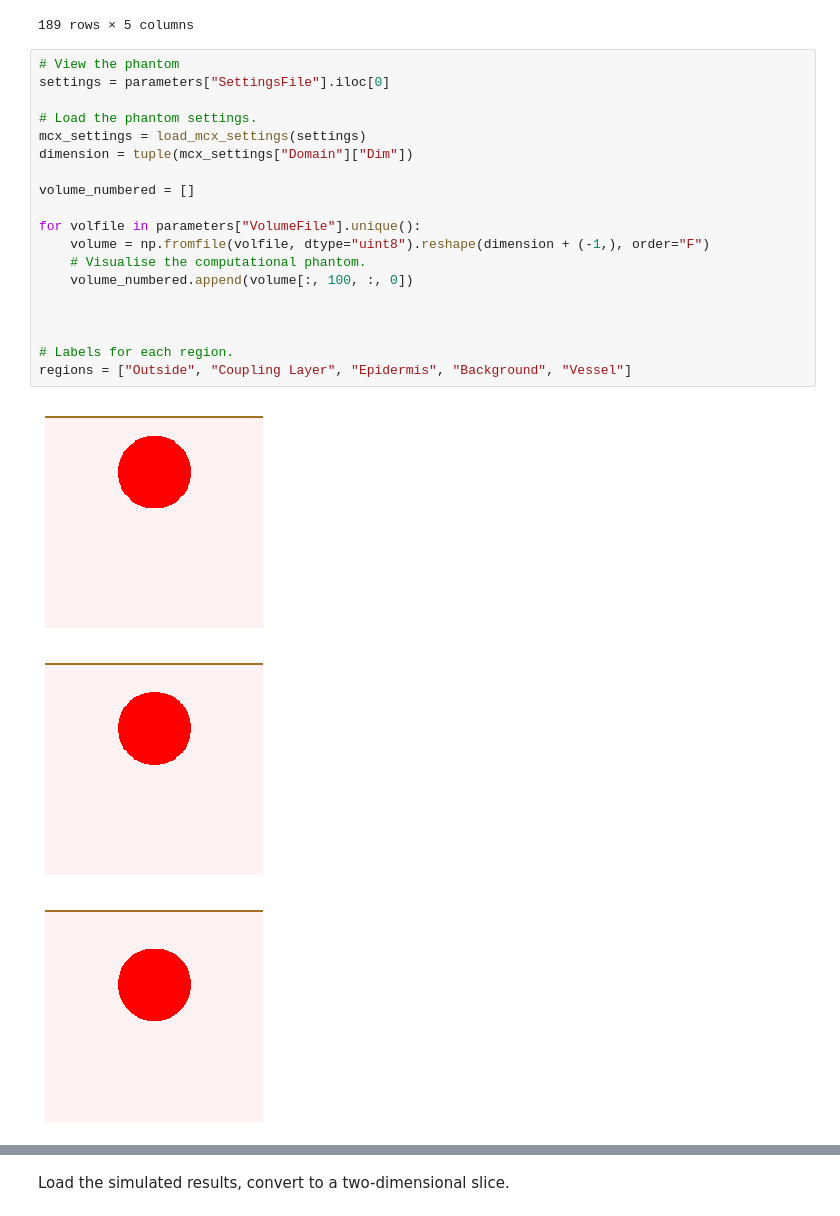
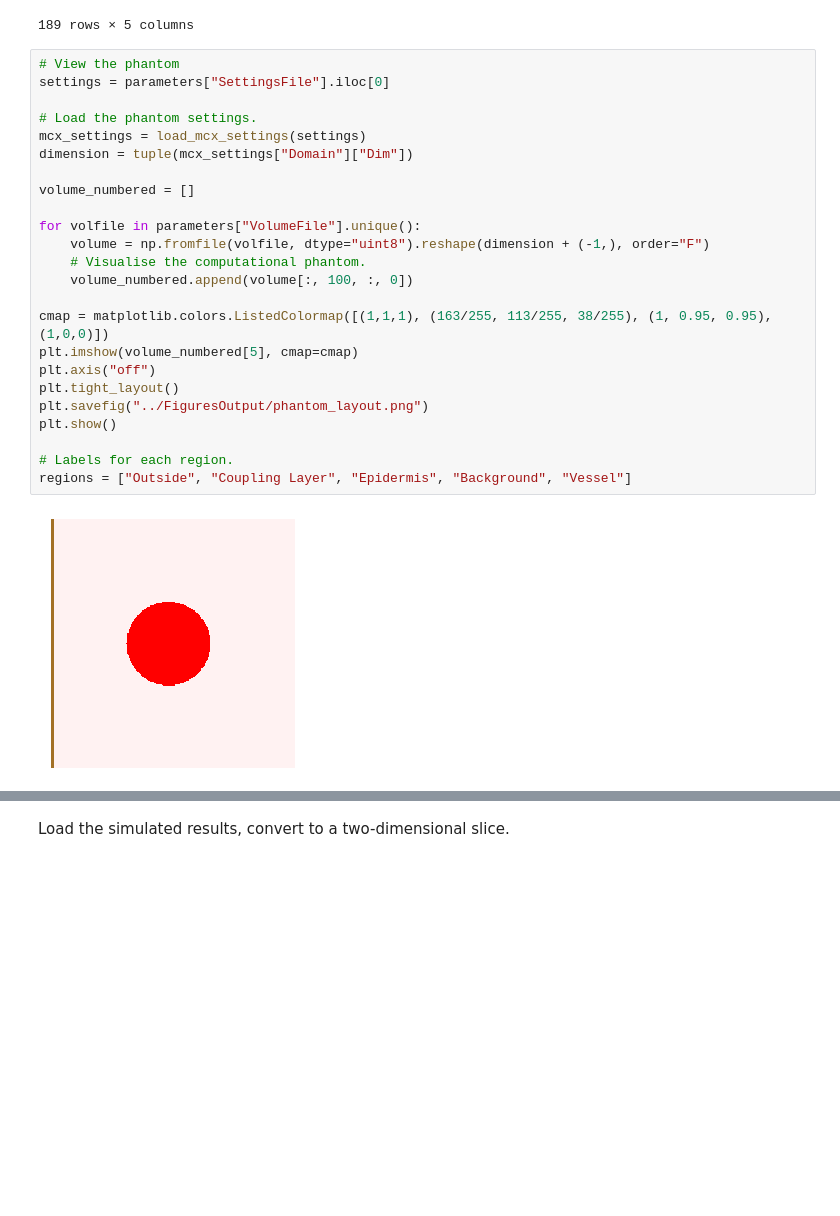
Before and after one commit to tomelse/SkinPhantomSimulations, a Jupyter notebook: Exp3/Vessel Depth Analysis.ipynb, the cells around one changed output, grey strips where cells are left out. Cells and saved outputs as stored; diff of their text form; blank space fills up the shorter version.

Commit message:
figures

```diff
--- a/Exp3/Vessel Depth Analysis.ipynb
+++ b/Exp3/Vessel Depth Analysis.ipynb
@@ -35,23 +35,26 @@ parameters.loc[:, parameters.nunique()>1]
 # %%
 # View the phantom
 settings = parameters["SettingsFile"].iloc[0]
 
 # Load the phantom settings.
 mcx_settings = load_mcx_settings(settings)
 dimension = tuple(mcx_settings["Domain"]["Dim"])
 
 volume_numbered = []
 
 for volfile in parameters["VolumeFile"].unique():
     volume = np.fromfile(volfile, dtype="uint8").reshape(dimension + (-1,), order="F")
     # Visualise the computational phantom.
     volume_numbered.append(volume[:, 100, :, 0])
 
-
+cmap = matplotlib.colors.ListedColormap([(1,1,1), (163/255, 113/255, 38/255), (1, 0.95, 0.95), (1,0,0)])
+plt.imshow(volume_numbered[5], cmap=cmap)
+plt.axis("off")
+plt.tight_layout()
+plt.savefig("../FiguresOutput/phantom_layout.png")
+plt.show()
 
 # Labels for each region.
 regions = ["Outside", "Coupling Layer", "Epidermis", "Background", "Vessel"]
 # %% [output]
-[figure, old version]
+[figure, new version]
-[figure, removed]
-[figure, removed]
```
Also changed, not shown: parts of 1 cell of this notebook, 2 other files.
